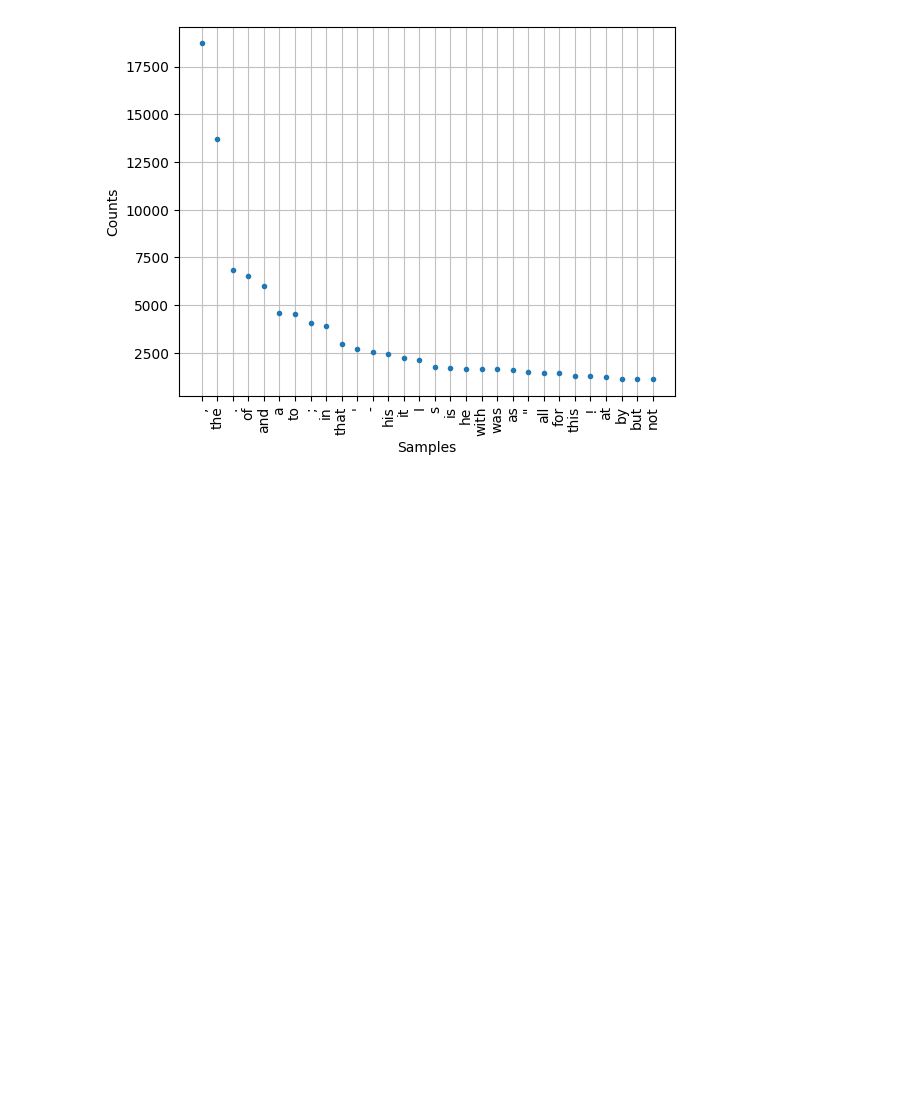
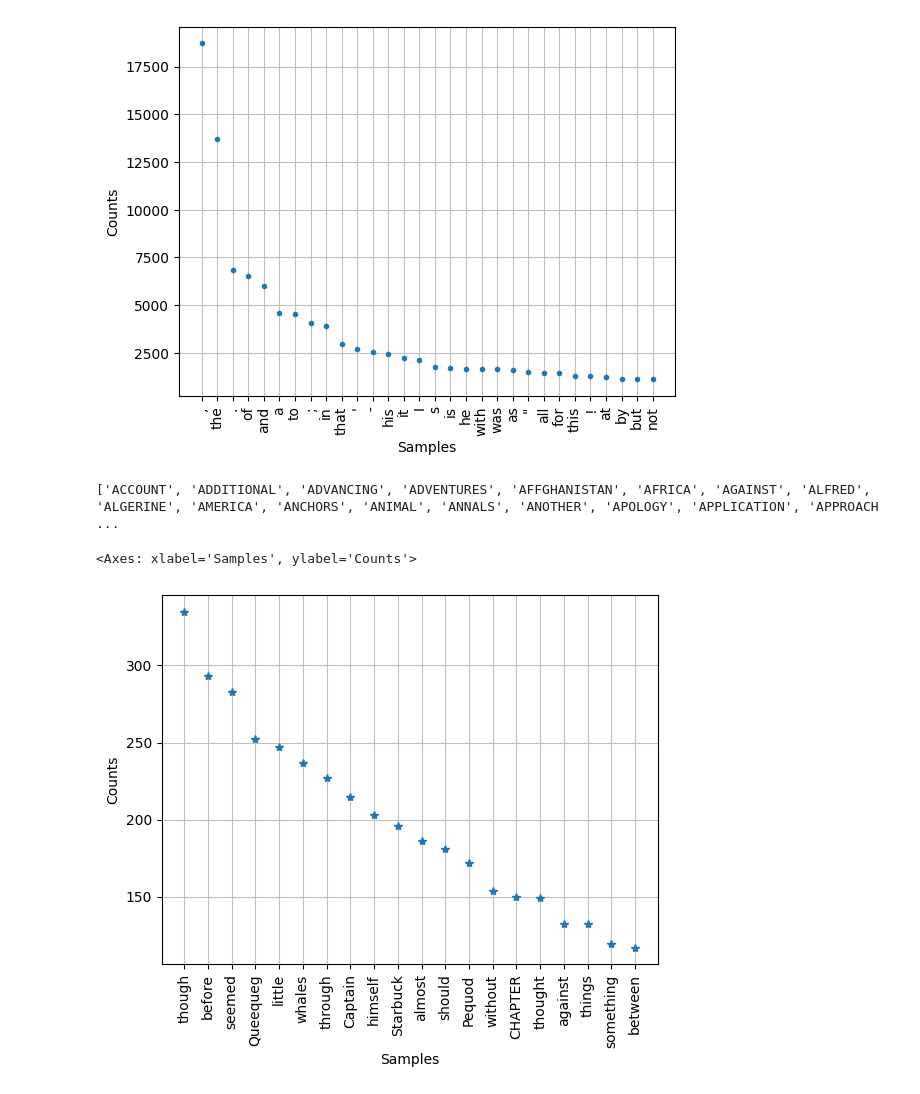
Before and after one commit to JuanHigueraC/Fundamentos_NLP_nltk_y_Spacy, a Jupyter notebook: Codigos/Estadisticas del lenguaje.ipynb, the cells around one changed output. Cells and saved outputs as stored; diff of their text form; code cells hidden in the pictures; blank space fills up the shorter version.

```diff
--- a/Codigos/Estadisticas del lenguaje.ipynb
+++ b/Codigos/Estadisticas del lenguaje.ipynb
@@ -104,3 +104,16 @@ fdist.plot(30, ls = 'none', marker = '.')
 # %% [output]
 <Axes: xlabel='Samples', ylabel='Counts'>
 [figure]
+# %%
+longwords = [palabra for palabra in text1 if len(palabra) > 5]
+vocabulario_long = sorted(set(longwords))
+print(vocabulario_long)
+# %% [output]
+['ACCOUNT', 'ADDITIONAL', 'ADVANCING', 'ADVENTURES', 'AFFGHANISTAN', 'AFRICA', 'AGAINST', 'ALFRED', 'ALGERINE', 'AMERICA', 'ANCHORS', 'ANIMAL', 'ANNALS', 'ANOTHER', 'APOLOGY', 'APPLICATION', 'APPROACH ...
+# %%
+fdist = FreqDist(longwords)
+# %%
+fdist.plot(20,ls='none',marker='*')
+# %% [output]
+<Axes: xlabel='Samples', ylabel='Counts'>
+[figure, added]
```
Also changed, not shown: parts of 9 cells of this notebook.
